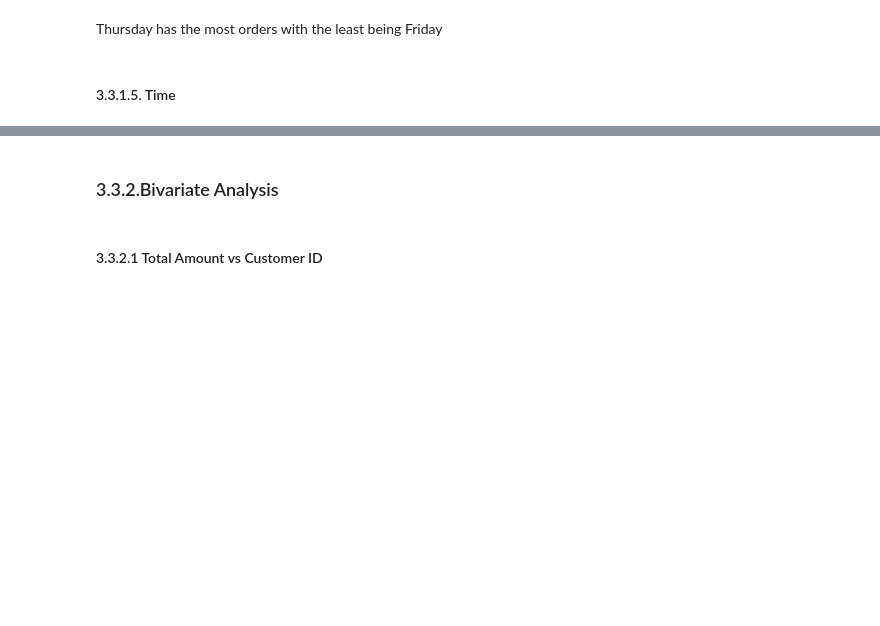
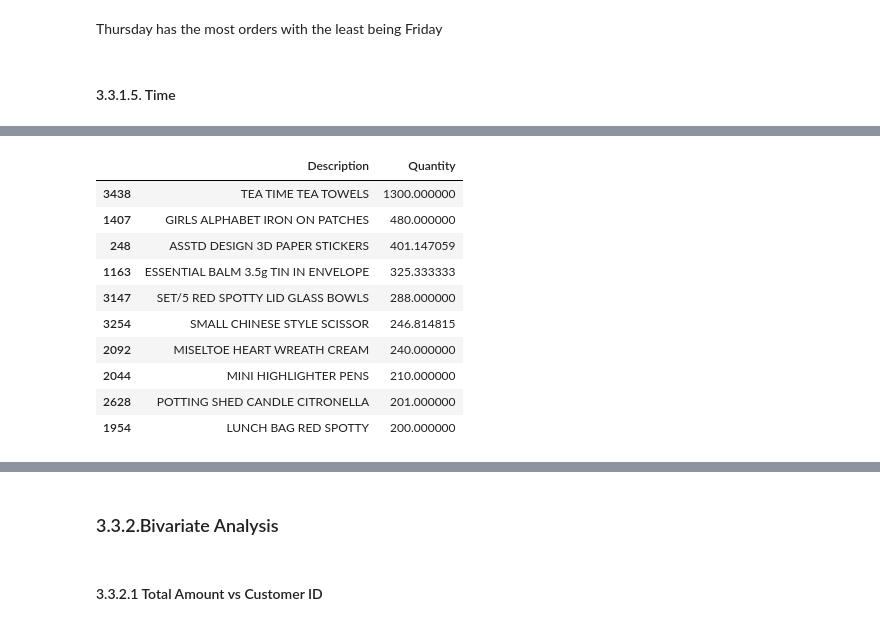
Before and after one commit to Azegele/Phase-4-Project, a Jupyter notebook: Ecommerce Data Set.ipynb, the cells around one changed output, grey strips where cells are left out. Saved outputs shown, nothing was run; the diff lists cells and outputs as text; code cells hidden in the pictures; blank space fills up the shorter version.

```diff
--- a/Ecommerce Data Set.ipynb
+++ b/Ecommerce Data Set.ipynb
@@ -510,0 +585,16 @@ def get_time(Hour):
+# %%
+orders = df.groupby(by=['Description'], as_index=False)['Quantity'].mean().sort_values(by='Quantity', ascending=False)
+
+orders.head(10)
+# %% [output]
+|  | Description | Quantity |
+| 3438 | TEA TIME TEA TOWELS | 1300.000000 |
+| 1407 | GIRLS ALPHABET IRON ON PATCHES | 480.000000 |
+| 248 | ASSTD DESIGN 3D PAPER STICKERS | 401.147059 |
+| 1163 | ESSENTIAL BALM 3.5g TIN IN ENVELOPE | 325.333333 |
+| 3147 | SET/5 RED SPOTTY LID GLASS BOWLS | 288.000000 |
+| 3254 | SMALL CHINESE STYLE SCISSOR | 246.814815 |
+| 2092 | MISELTOE HEART WREATH CREAM | 240.000000 |
+| 2044 | MINI HIGHLIGHTER PENS | 210.000000 |
+| 2628 | POTTING SHED CANDLE CITRONELLA | 201.000000 |
+| 1954 | LUNCH BAG RED SPOTTY | 200.000000 |
```
Also changed, not shown: parts of 13 cells of this notebook, 3 other files.
